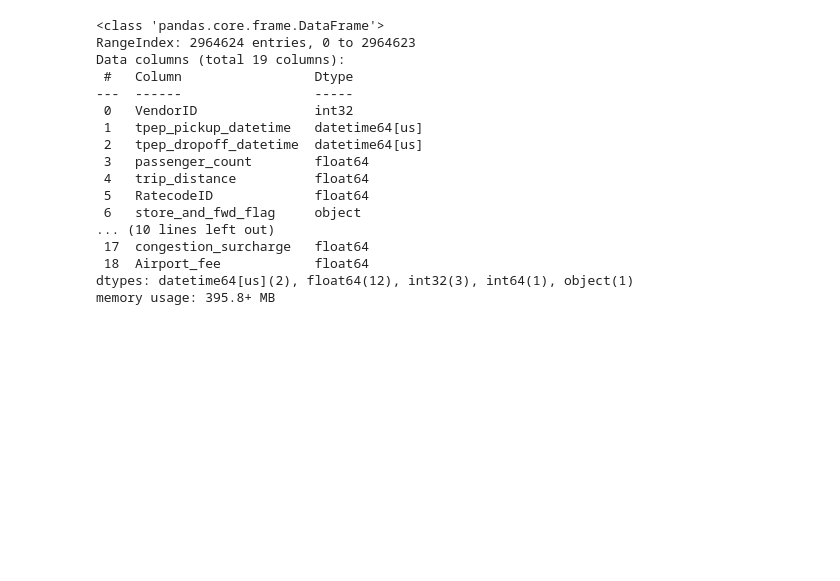
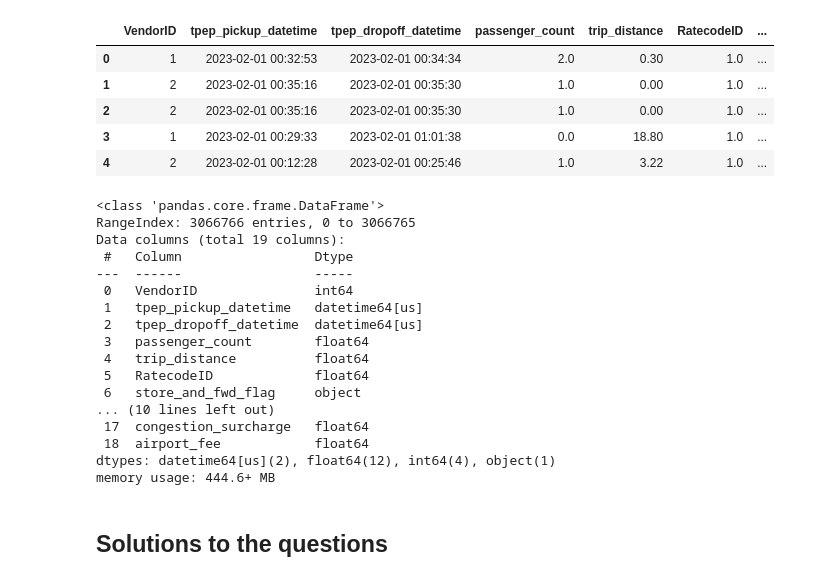
Before and after one commit to capac/mlops-zoomcamp, a Jupyter notebook: 2024/homework/01-intro/homework_01.ipynb, the cells around one changed output. Saved outputs shown, nothing was run; the diff lists cells and outputs as text; code cells hidden in the pictures; blank space fills up the shorter version.

```diff
--- a/2024/homework/01-intro/homework_01.ipynb
+++ b/2024/homework/01-intro/homework_01.ipynb
@@ -6 +17,3 @@ df = pd.read_parquet(nyc_yellow_taxi_url)
+# %%
+yt_feb23_df = pd.read_parquet(nyc_yellow_taxi_feb_2023_url)
 # %%
@@ -15,20 +28,31 @@ df.head()
-# %%
-df.info()
-# %% [output]
-<class 'pandas.core.frame.DataFrame'>
-RangeIndex: 2964624 entries, 0 to 2964623
-Data columns (total 19 columns):
- #   Column                 Dtype
----  ------                 -----
- 0   VendorID               int32
- 1   tpep_pickup_datetime   datetime64[us]
- 2   tpep_dropoff_datetime  datetime64[us]
- 3   passenger_count        float64
- 4   trip_distance          float64
- 5   RatecodeID             float64
- 6   store_and_fwd_flag     object
-... (10 lines left out)
- 17  congestion_surcharge   float64
- 18  Airport_fee            float64
-dtypes: datetime64[us](2), float64(12), int32(3), int64(1), object(1)
-memory usage: 395.8+ MB
+# %%
+yt_feb23_df.head()
+# %% [output]
+|  | VendorID | tpep_pickup_datetime | tpep_dropoff_datetime | passenger_count | trip_distance | RatecodeID | ... |
+| 0 | 1 | 2023-02-01 00:32:53 | 2023-02-01 00:34:34 | 2.0 | 0.30 | 1.0 | ... |
+| 1 | 2 | 2023-02-01 00:35:16 | 2023-02-01 00:35:30 | 1.0 | 0.00 | 1.0 | ... |
+| 2 | 2 | 2023-02-01 00:35:16 | 2023-02-01 00:35:30 | 1.0 | 0.00 | 1.0 | ... |
+| 3 | 1 | 2023-02-01 00:29:33 | 2023-02-01 01:01:38 | 0.0 | 18.80 | 1.0 | ... |
+| 4 | 2 | 2023-02-01 00:12:28 | 2023-02-01 00:25:46 | 1.0 | 3.22 | 1.0 | ... |
+# %%
+yt_jan23_df.info()
+# %% [output]
+<class 'pandas.core.frame.DataFrame'>
+RangeIndex: 3066766 entries, 0 to 3066765
+Data columns (total 19 columns):
+ #   Column                 Dtype
+---  ------                 -----
+ 0   VendorID               int64
+ 1   tpep_pickup_datetime   datetime64[us]
+ 2   tpep_dropoff_datetime  datetime64[us]
+ 3   passenger_count        float64
+ 4   trip_distance          float64
+ 5   RatecodeID             float64
+ 6   store_and_fwd_flag     object
+... (10 lines left out)
+ 17  congestion_surcharge   float64
+ 18  airport_fee            float64
+dtypes: datetime64[us](2), float64(12), int64(4), object(1)
+memory usage: 444.6+ MB
+# %% [markdown]
+## Solutions to the questions
```
Also changed, not shown: parts of 34 cells of this notebook.
